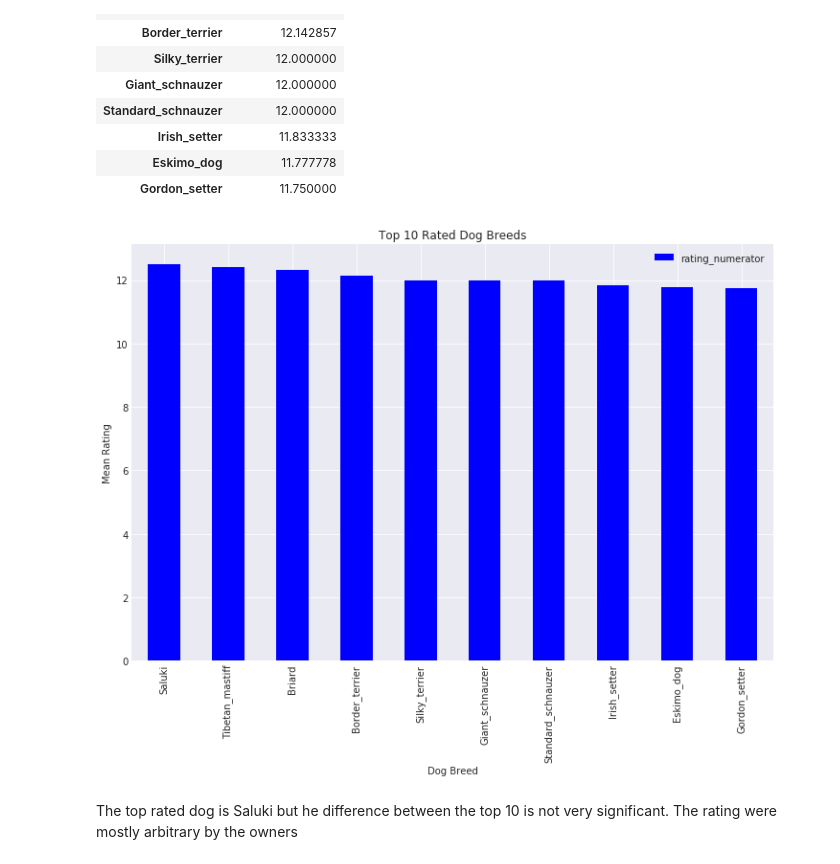
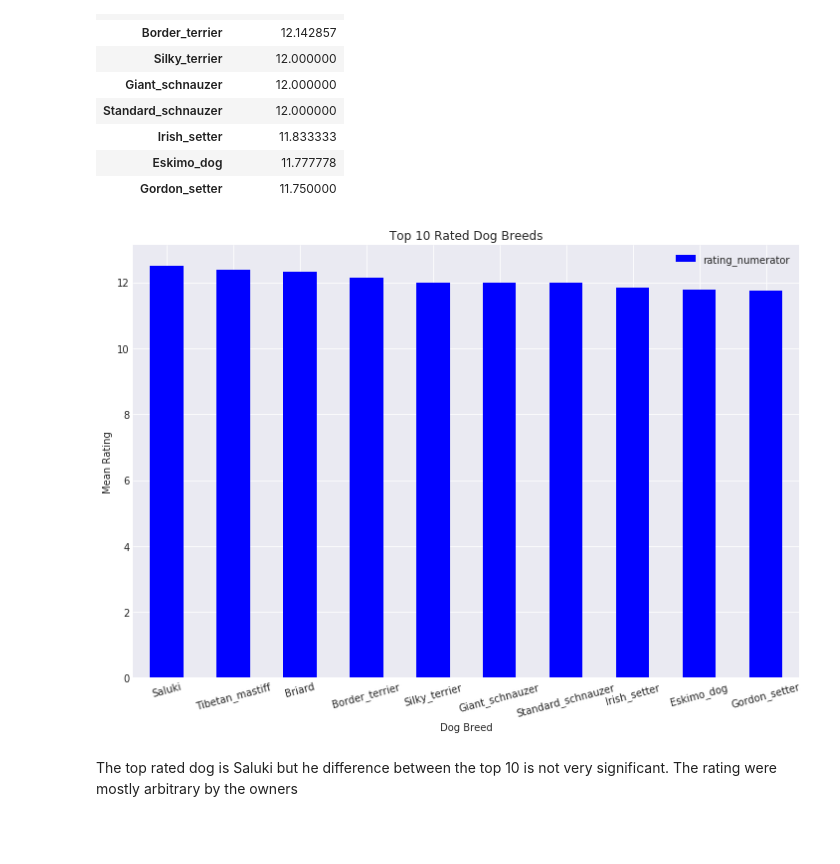
Before and after one commit to yaswaz/twitter_api, a Jupyter notebook: wrangle_act.ipynb, the cells around one changed output. Saved outputs shown, nothing was run; the diff lists cells and outputs as text; code cells hidden in the pictures; blank space fills up the shorter version.

Commit message:
Refactor: adds rotation to bar to top10 rating barchart

```diff
--- a/wrangle_act.ipynb
+++ b/wrangle_act.ipynb
@@ -1463,12 +1463,13 @@ top10_rating
 # %%
 # Plot bar chart
 top10_rating.plot(kind="bar", color="blue", figsize=(12, 8))
 plt.xlabel("Dog Breed")
 plt.ylabel("Mean Rating")
 plt.title("Top 10 Rated Dog Breeds")
+plt.xticks(rotation=15)
 plt.show();
 # %% [output]
-[figure, old version]
+[figure, new version]
 # %% [markdown]
 The top rated dog is Saluki but he difference between the top 10 is not very significant. The rating were mostly arbitrary by the owners
 # %% [markdown]
```
Also changed, not shown: parts of 10 cells of this notebook.
